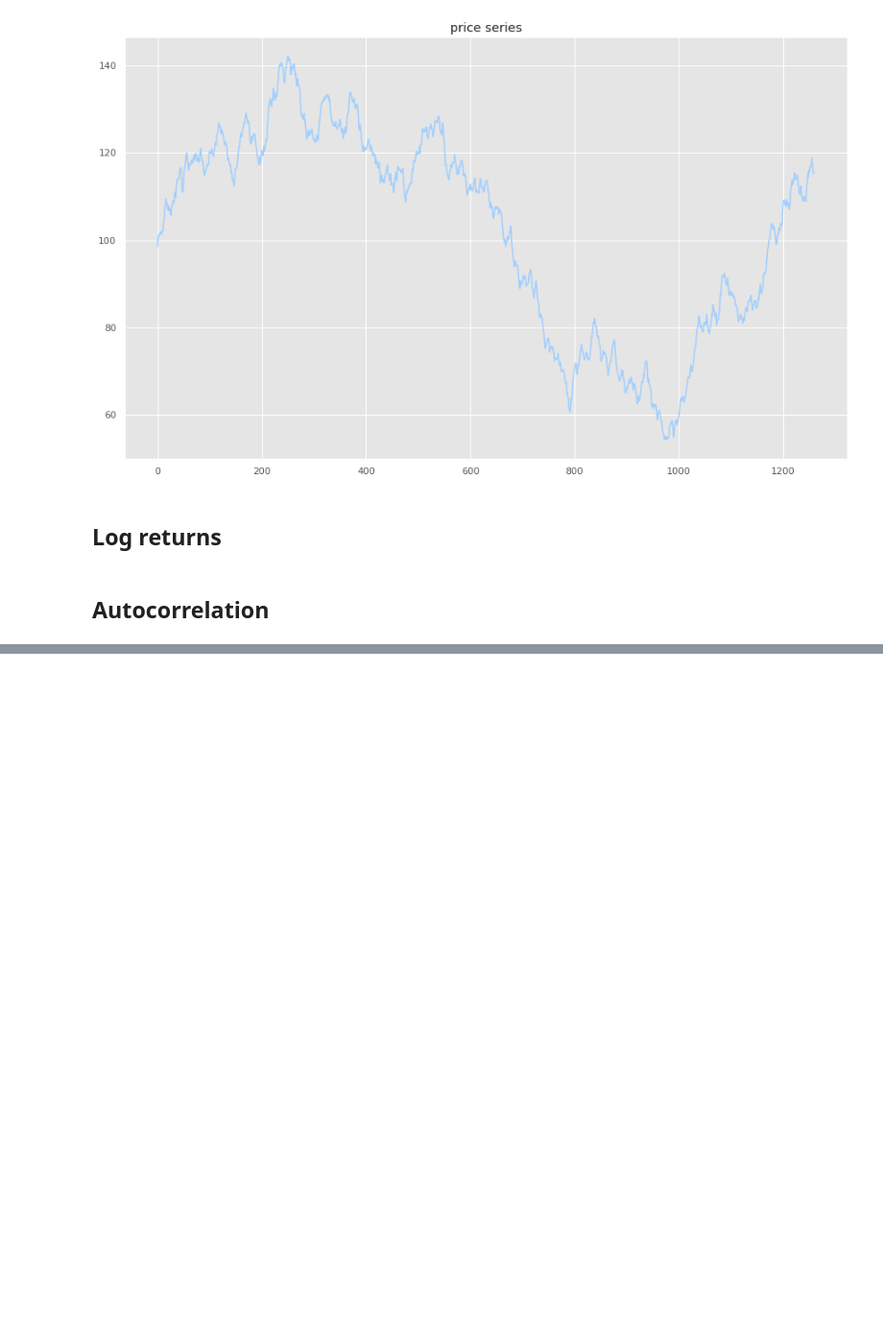
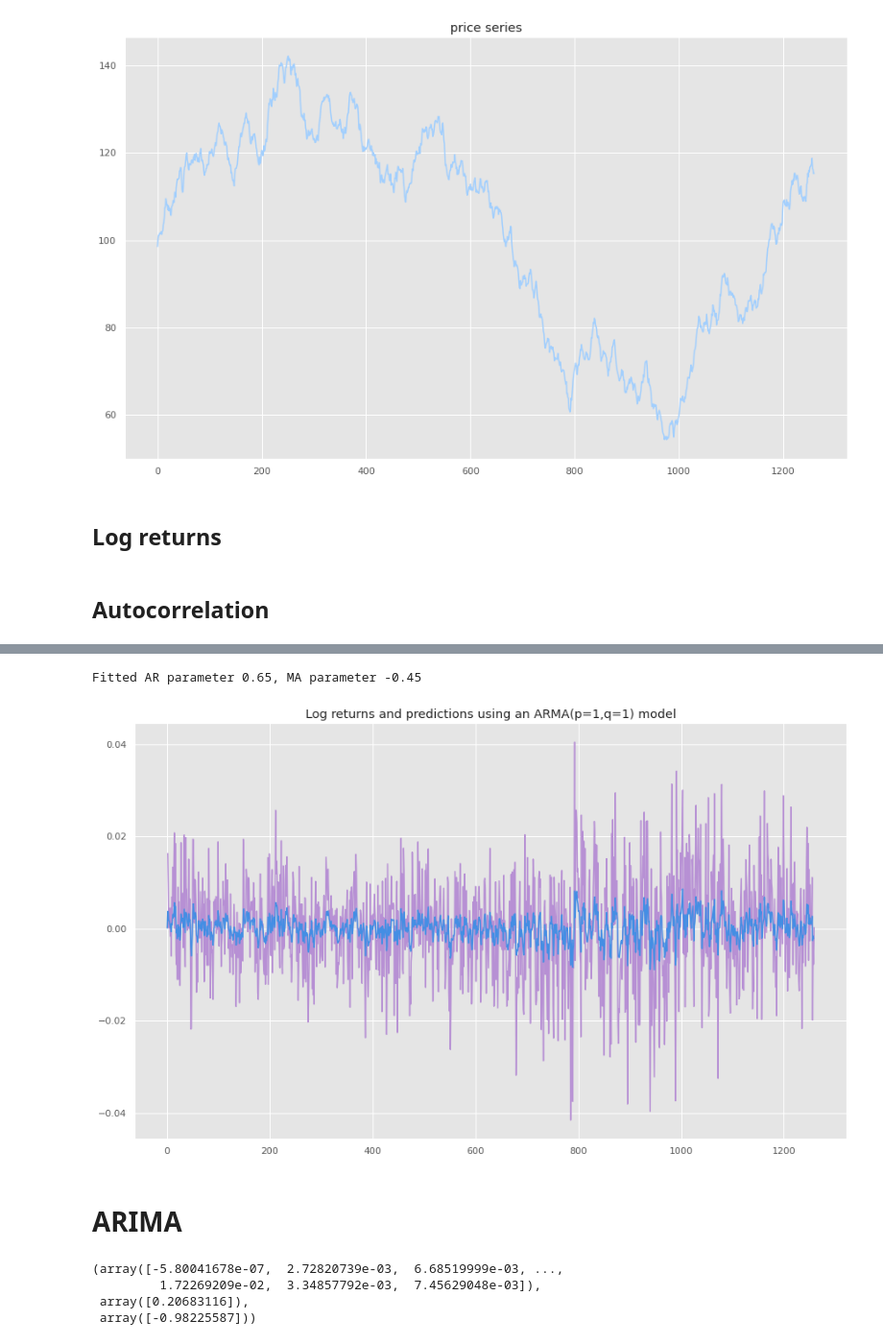
Before and after one commit to iamjakkie/quant_useful, a Jupyter notebook: Models/ARMA.ipynb, the cells around one changed output, grey strips where cells are left out. Shown: that part at 96% size. Drawn from its saved outputs; the diff is of its cells as text; code cells hidden in the pictures; blank space fills up the shorter version.

Commit message:
ARMA+ARIMA

```diff
--- a/Models/ARMA.ipynb
+++ b/Models/ARMA.ipynb
@@ -43,0 +73,7 @@ _ = plot_acf(lret, lags=10, title='log ret')
+# %%
+AR_lag_p = 1
+MA_lag_q = 1
+order = (AR_lag_p, MA_lag_q)
+arma_model = ARMA(lret.values, order=order)
+arma_result = arma_model.fit()
+arma_pred = pd.Series(arma_result.fittedvalues)
@@ -43,0 +99,10 @@ _ = plot_acf(lret, lags=10, title='log ret')
+# %%
+plt.plot(lret, color=sns.xkcd_rgb["pale purple"])
+plt.plot(arma_pred, color=sns.xkcd_rgb["dark sky blue"])
+plt.title('Log returns and predictions using an ARMA(p=1,q=1) model');
+print(f"Fitted AR parameter {arma_result.arparams[0]:.2f}, MA parameter {arma_result.maparams[0]:.2f}")
+# %% [output]
+Fitted AR parameter 0.65, MA parameter -0.45
+[figure, added]
+# %% [markdown]
+# ARIMA
@@ -43,0 +111,21 @@ _ = plot_acf(lret, lags=10, title='log ret')
+# %%
+def fit_arima(lret):
+    AR_lag_p = 1
+    MA_lag_q = 1
+    order_of_integration_d = 1
+
+    order = (AR_lag_p, MA_lag_q, order_of_integration_d)
+
+    arima_model = ARIMA(lret.values, order=order)
+
+    arima_result = arima_model.fit()
+
+    fittedvalues = arima_result.fittedvalues
+    arparams = arima_result.arparams
+    maparams = arima_result.maparams
+    return (fittedvalues, arparams, maparams)
+# %% [output]
+(array([-5.80041678e-07,  2.72820739e-03,  6.68519999e-03, ...,
+         1.72269209e-02,  3.34857792e-03,  7.45629048e-03]),
+ array([0.20683116]),
+ array([-0.98225587]))
```
Also changed, not shown: parts of 11 cells of this notebook.
